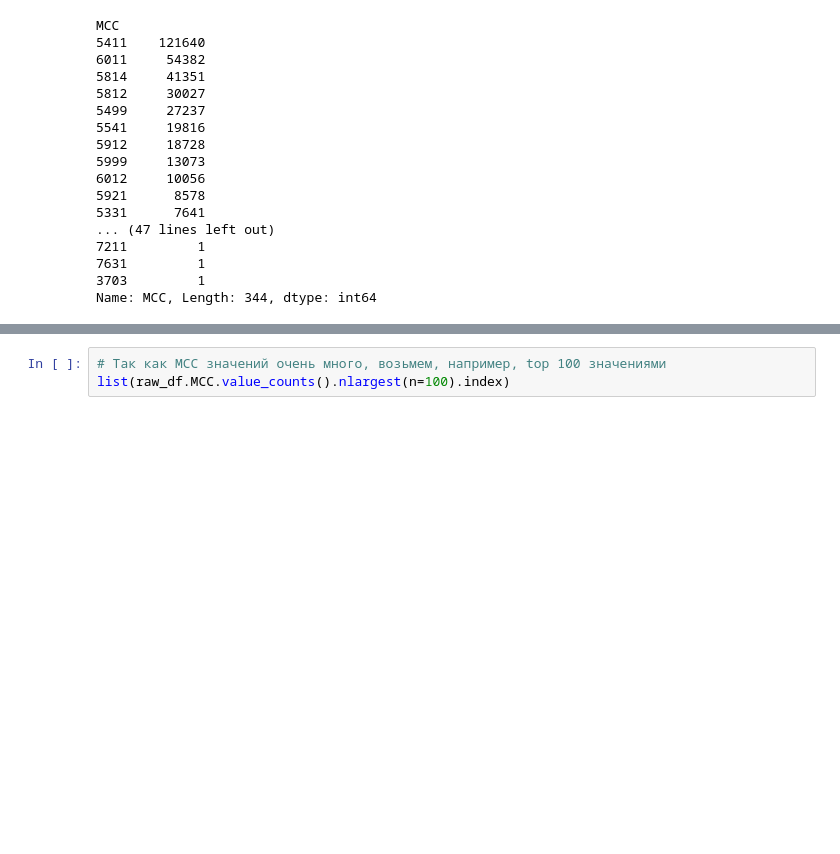
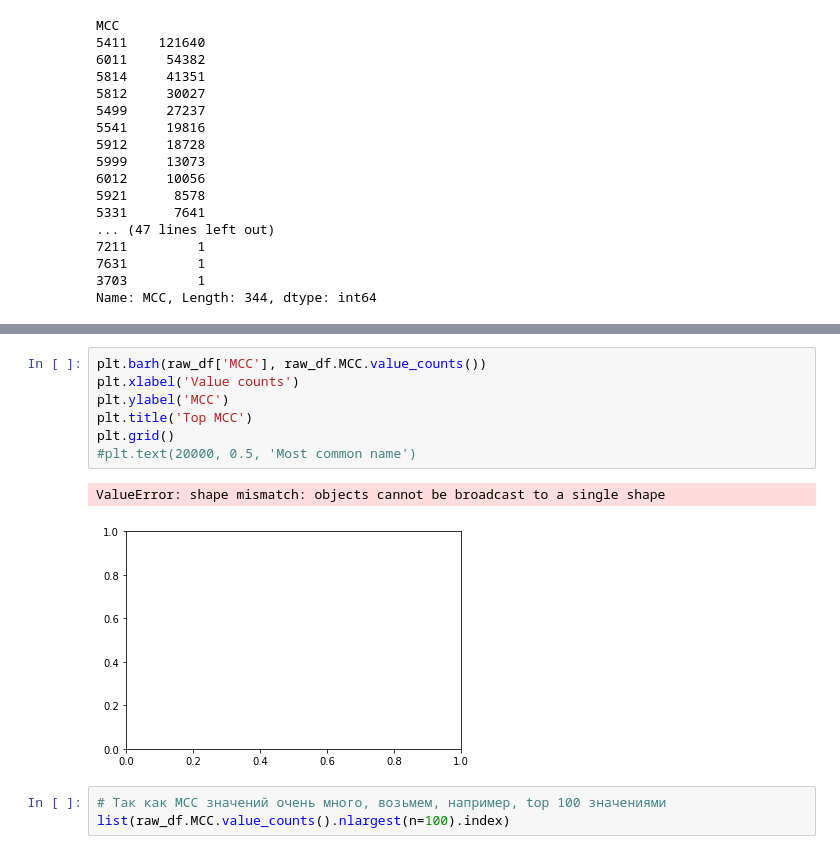
Before and after one commit to AlexNepochatykh/netology-ds, a Jupyter notebook: exploratory_analysis/exploratory_analysis_task_2.ipynb, the cells around one changed output, grey strips where cells are left out. Drawn from its saved outputs; the diff is of its cells as text; blank space fills up the shorter version.

```diff
--- a/exploratory_analysis/exploratory_analysis_task_2.ipynb
+++ b/exploratory_analysis/exploratory_analysis_task_2.ipynb
@@ -160,3 +167,13 @@ Name: MCC, Length: 344, dtype: int64
+# %%
+plt.barh(raw_df['MCC'], raw_df.MCC.value_counts())
+plt.xlabel('Value counts')
+plt.ylabel('MCC')
+plt.title('Top MCC')
+plt.grid()
+#plt.text(20000, 0.5, 'Most common name')
+# %% [output]
+ValueError: shape mismatch: objects cannot be broadcast to a single shape
+[figure, added]
 # %%
 # Так как MCC значений очень много, возьмем, например, top 100 значениями
 list(raw_df.MCC.value_counts().nlargest(n=100).index)
```
Also changed, not shown: parts of 1 cell of this notebook, 2 other files.
